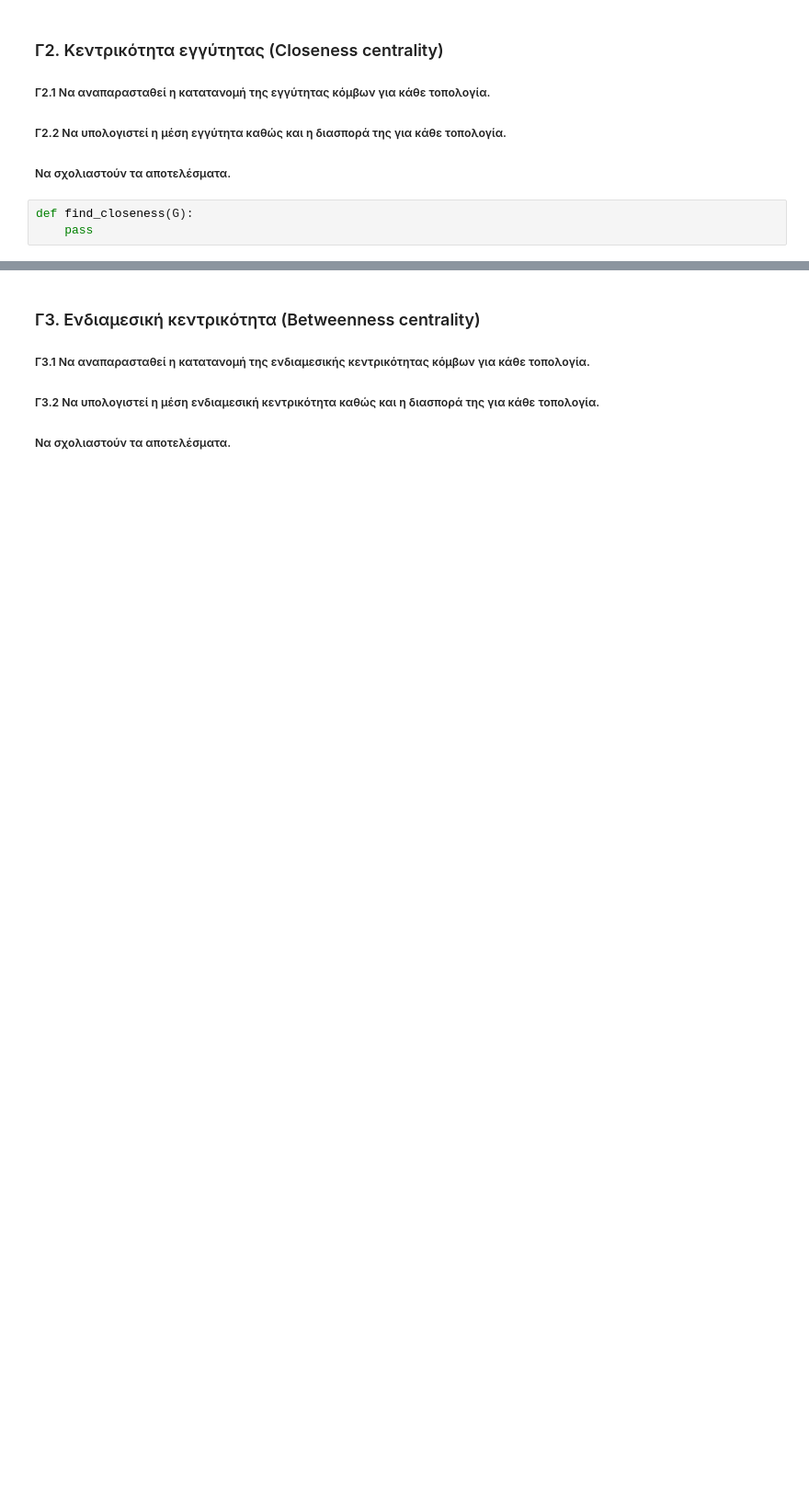
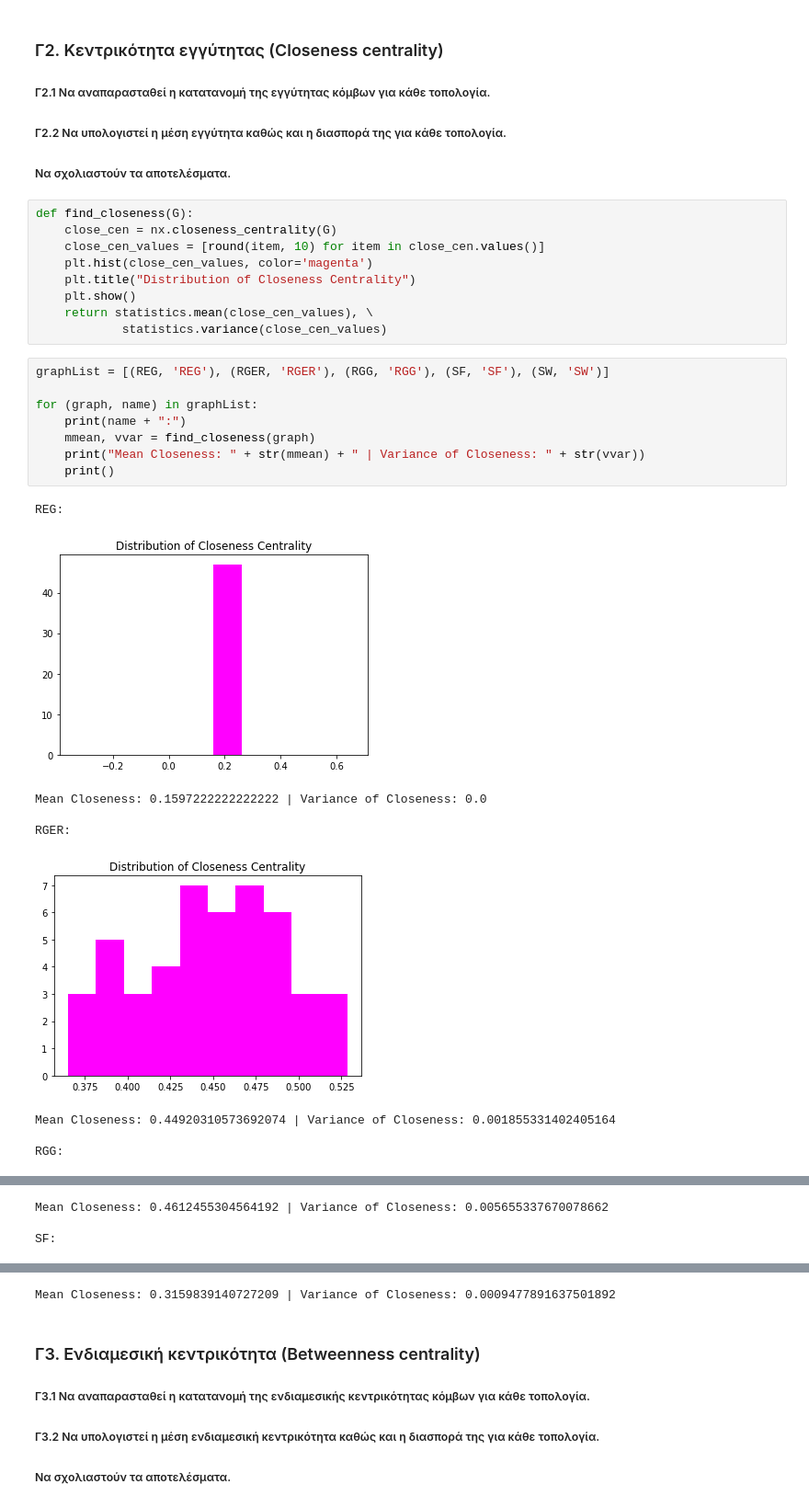
Before and after one commit to chrispapa2000/socialNetworksLab, a Jupyter notebook: ex1/lab1_student_version.ipynb, the cells around one changed output, grey strips where cells are left out. Shown: that part at 92% size. Saved outputs shown, nothing was run; the diff lists cells and outputs as text; blank space fills up the shorter version.

```diff
--- a/ex1/lab1_student_version.ipynb
+++ b/ex1/lab1_student_version.ipynb
@@ -541,6 +644,30 @@ def find_degree(G):
 ##### Γ2.1 Να αναπαρασταθεί η κατατανομή της εγγύτητας κόμβων για κάθε τοπολογία.
 ##### Γ2.2 Να υπολογιστεί η μέση εγγύτητα καθώς και η διασπορά της για κάθε τοπολογία.
 ##### Να σχολιαστούν τα αποτελέσματα.
-# %%
-def find_closeness(G):
-    pass
+# %%
+def find_closeness(G):
+    close_cen = nx.closeness_centrality(G)
+    close_cen_values = [round(item, 10) for item in close_cen.values()]
+    plt.hist(close_cen_values, color='magenta')
+    plt.title("Distribution of Closeness Centrality")
+    plt.show()
+    return statistics.mean(close_cen_values), \
+            statistics.variance(close_cen_values)
+# %%
+graphList = [(REG, 'REG'), (RGER, 'RGER'), (RGG, 'RGG'), (SF, 'SF'), (SW, 'SW')]
+
+for (graph, name) in graphList:
+    print(name + ":")
+    mmean, vvar = find_closeness(graph)
+    print("Mean Closeness: " + str(mmean) + " | Variance of Closeness: " + str(vvar))
+    print()
+# %% [output]
+REG:
+[figure, added]
+Mean Closeness: 0.1597222222222222 | Variance of Closeness: 0.0
+
+RGER:
+[figure, added]
+Mean Closeness: 0.44920310573692074 | Variance of Closeness: 0.001855331402405164
+
+RGG:
@@ -546,0 +675,3 @@ def find_closeness(G):
+Mean Closeness: 0.4612455304564192 | Variance of Closeness: 0.005655337670078662
+
+SF:
@@ -547,3 +683,4 @@ def find_closeness(G):
+Mean Closeness: 0.3159839140727209 | Variance of Closeness: 0.0009477891637501892
 # %% [markdown]
 ### Γ3. Ενδιαμεσική κεντρικότητα (Betweenness centrality)
 ##### Γ3.1 Να αναπαρασταθεί η κατατανομή της ενδιαμεσικής κεντρικότητας κόμβων για κάθε τοπολογία.
```
Also changed, not shown: parts of 28 cells of this notebook.
